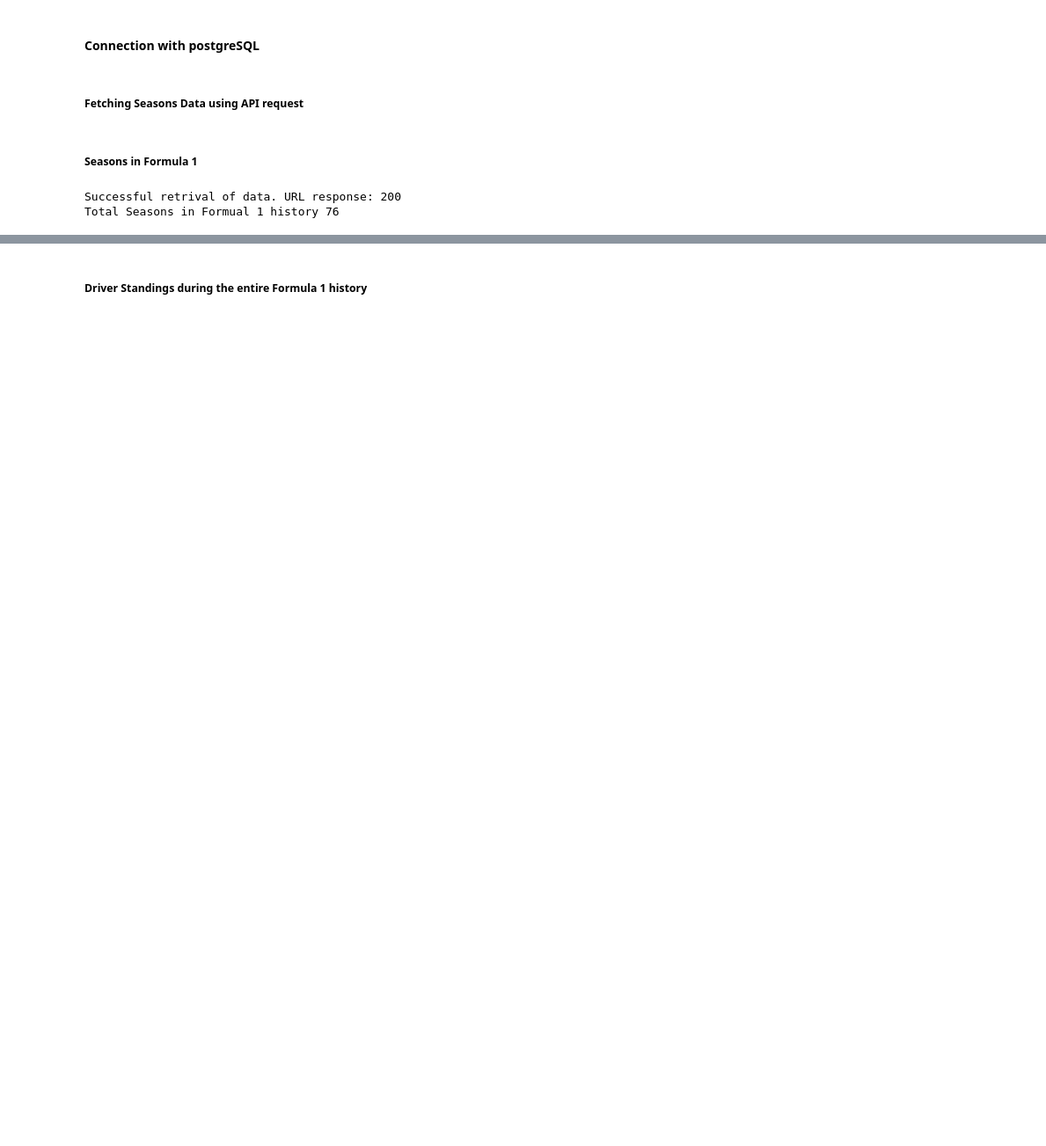
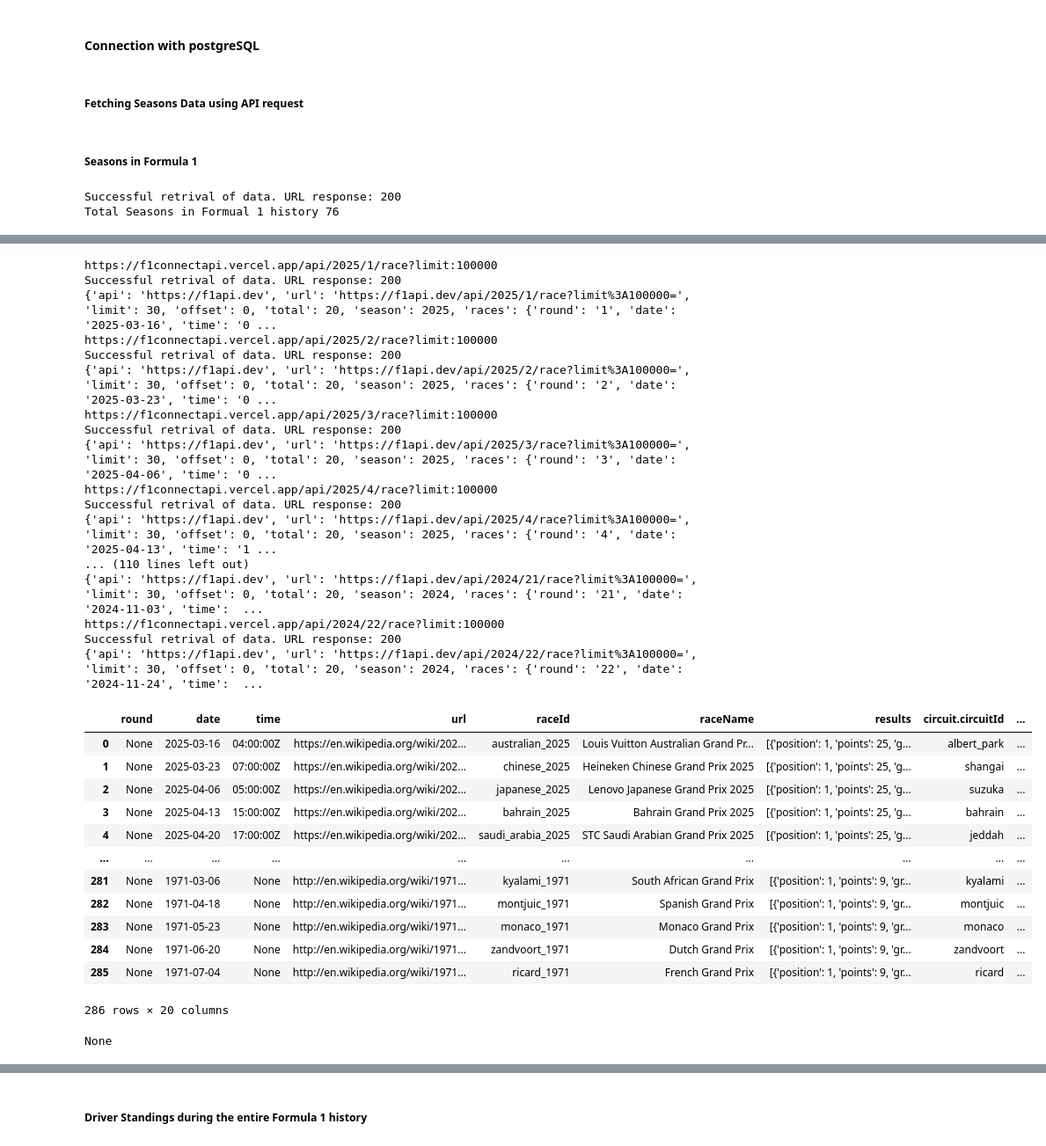
Before and after one commit to NithinReddyVangala/DataEngineeringProjects, a Jupyter notebook: Formula1.ipynb, the cells around one changed output, grey strips where cells are left out. Shown at 88% size. Drawn from its saved outputs; the diff is of its cells as text; code cells hidden in the pictures; blank space fills up the shorter version.

```diff
--- a/Formula1.ipynb
+++ b/Formula1.ipynb
@@ -146,12 +121,48 @@ def races_data(races_current):
             current_races['championshipName'] = data['championship']['championshipName']
             current_races['championshipUrl'] = data['championship']['url'] #season
             return current_races
+# %%
+#Race results for each race since first seasos
+def race_results(races_year_rounds):
+    results = []
+    for _, row in races_year_rounds.iterrows():
+        season = row['season']
+        round = row['round']
+
+        url = f"https://f1connectapi.vercel.app/api/{season}/{round}/race?limit=100000"
+        print(url)
+        response = requests.get(url)
+
+        if response.status_code == 200:
+            print(f"Successful retrival of data. URL response: {response.status_code}")
+            data = response.json()
+            print(data)
+            result = pd.json_normalize(data['races'])
+            result['season'] = data.get('season')
+            result['round'] = data.get('round')
+            results.append(result)
+        else:
+            print(f"Failed to retrieve the team information {response.status_code}")
+        time.sleep(1)
+    return pd.concat(results, ignore_index= True)
 # %%
+#drivers
 drivers = get_drivers()
 
+#teams
 teams = get_teams()
 
+#circuits
+circuits = get_circuits()
+
+#races
 races = races_data(False)
 
+#current season races
 races_current = races_data(True)
+
+
+#race results
+races_year_rounds = races[['season','round']]
+race_results = race_results(races_year_rounds)
 # %% [output]
@@ -174,0 +187,40 @@ Successful retrival of data. URL response: 200
+# %%
+#race results
+races_year_rounds = races[['season','round']]
+race_results = race_results(races_year_rounds)
+race_results
+# %% [output]
+https://f1connectapi.vercel.app/api/2025/1/race?limit:100000
+Successful retrival of data. URL response: 200
+{'api': 'https://f1api.dev', 'url': 'https://f1api.dev/api/2025/1/race?limit%3A100000=', 'limit': 30, 'offset': 0, 'total': 20, 'season': 2025, 'races': {'round': '1', 'date': '2025-03-16', 'time': '0 ...
+https://f1connectapi.vercel.app/api/2025/2/race?limit:100000
+Successful retrival of data. URL response: 200
+{'api': 'https://f1api.dev', 'url': 'https://f1api.dev/api/2025/2/race?limit%3A100000=', 'limit': 30, 'offset': 0, 'total': 20, 'season': 2025, 'races': {'round': '2', 'date': '2025-03-23', 'time': '0 ...
+https://f1connectapi.vercel.app/api/2025/3/race?limit:100000
+Successful retrival of data. URL response: 200
+{'api': 'https://f1api.dev', 'url': 'https://f1api.dev/api/2025/3/race?limit%3A100000=', 'limit': 30, 'offset': 0, 'total': 20, 'season': 2025, 'races': {'round': '3', 'date': '2025-04-06', 'time': '0 ...
+https://f1connectapi.vercel.app/api/2025/4/race?limit:100000
+Successful retrival of data. URL response: 200
+{'api': 'https://f1api.dev', 'url': 'https://f1api.dev/api/2025/4/race?limit%3A100000=', 'limit': 30, 'offset': 0, 'total': 20, 'season': 2025, 'races': {'round': '4', 'date': '2025-04-13', 'time': '1 ...
+... (110 lines left out)
+{'api': 'https://f1api.dev', 'url': 'https://f1api.dev/api/2024/21/race?limit%3A100000=', 'limit': 30, 'offset': 0, 'total': 20, 'season': 2024, 'races': {'round': '21', 'date': '2024-11-03', 'time':  ...
+https://f1connectapi.vercel.app/api/2024/22/race?limit:100000
+Successful retrival of data. URL response: 200
+{'api': 'https://f1api.dev', 'url': 'https://f1api.dev/api/2024/22/race?limit%3A100000=', 'limit': 30, 'offset': 0, 'total': 20, 'season': 2024, 'races': {'round': '22', 'date': '2024-11-24', 'time':  ...
+|  | round | date | time | url | raceId | raceName | results | circuit.circuitId | ... |
+| 0 | None | 2025-03-16 | 04:00:00Z | https://en.wikipedia.org/wiki/202... | australian_2025 | Louis Vuitton Australian Grand Pr... | [{'position': 1, 'points': 25, 'g... | albert_park | ... |
+| 1 | None | 2025-03-23 | 07:00:00Z | https://en.wikipedia.org/wiki/202... | chinese_2025 | Heineken Chinese Grand Prix 2025 | [{'position': 1, 'points': 25, 'g... | shangai | ... |
+| 2 | None | 2025-04-06 | 05:00:00Z | https://en.wikipedia.org/wiki/202... | japanese_2025 | Lenovo Japanese Grand Prix 2025 | [{'position': 1, 'points': 25, 'g... | suzuka | ... |
+| 3 | None | 2025-04-13 | 15:00:00Z | https://en.wikipedia.org/wiki/202... | bahrain_2025 | Bahrain Grand Prix 2025 | [{'position': 1, 'points': 25, 'g... | bahrain | ... |
+| 4 | None | 2025-04-20 | 17:00:00Z | https://en.wikipedia.org/wiki/202... | saudi_arabia_2025 | STC Saudi Arabian Grand Prix 2025 | [{'position': 1, 'points': 25, 'g... | jeddah | ... |
+| ... | ... | ... | ... | ... | ... | ... | ... | ... | ... |
+| 281 | None | 1971-03-06 | None | http://en.wikipedia.org/wiki/1971... | kyalami_1971 | South African Grand Prix | [{'position': 1, 'points': 9, 'gr... | kyalami | ... |
+| 282 | None | 1971-04-18 | None | http://en.wikipedia.org/wiki/1971... | montjuic_1971 | Spanish Grand Prix | [{'position': 1, 'points': 9, 'gr... | montjuic | ... |
+| 283 | None | 1971-05-23 | None | http://en.wikipedia.org/wiki/1971... | monaco_1971 | Monaco Grand Prix | [{'position': 1, 'points': 9, 'gr... | monaco | ... |
+| 284 | None | 1971-06-20 | None | http://en.wikipedia.org/wiki/1971... | zandvoort_1971 | Dutch Grand Prix | [{'position': 1, 'points': 9, 'gr... | zandvoort | ... |
+| 285 | None | 1971-07-04 | None | http://en.wikipedia.org/wiki/1971... | ricard_1971 | French Grand Prix | [{'position': 1, 'points': 9, 'gr... | ricard | ... |
+286 rows × 20 columns
+# %%
+print(race_results)
+# %% [output]
+None
```
Also changed, not shown: parts of 18 cells of this notebook, 2 other files.
